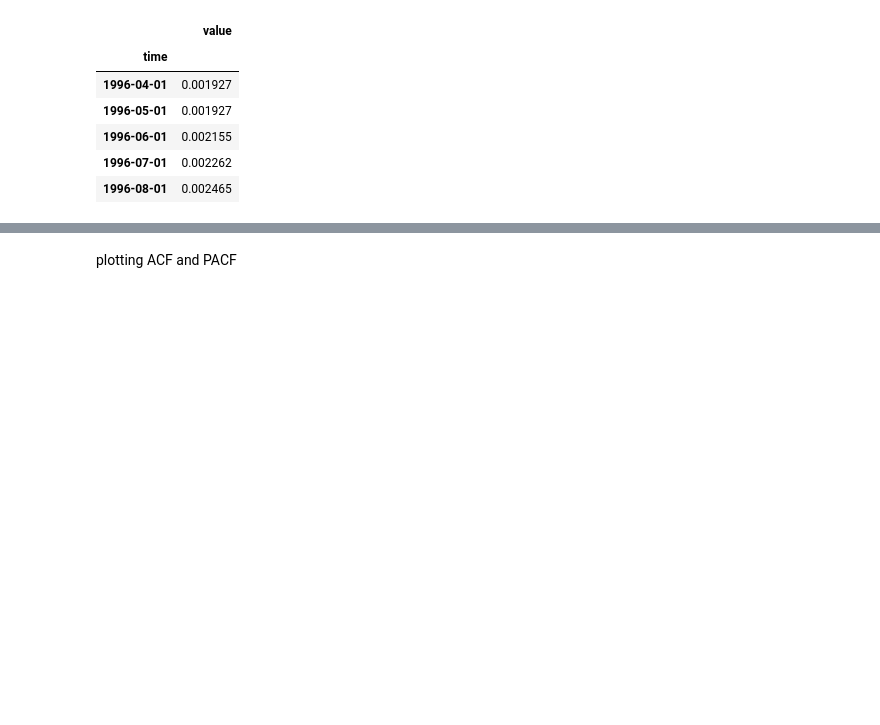
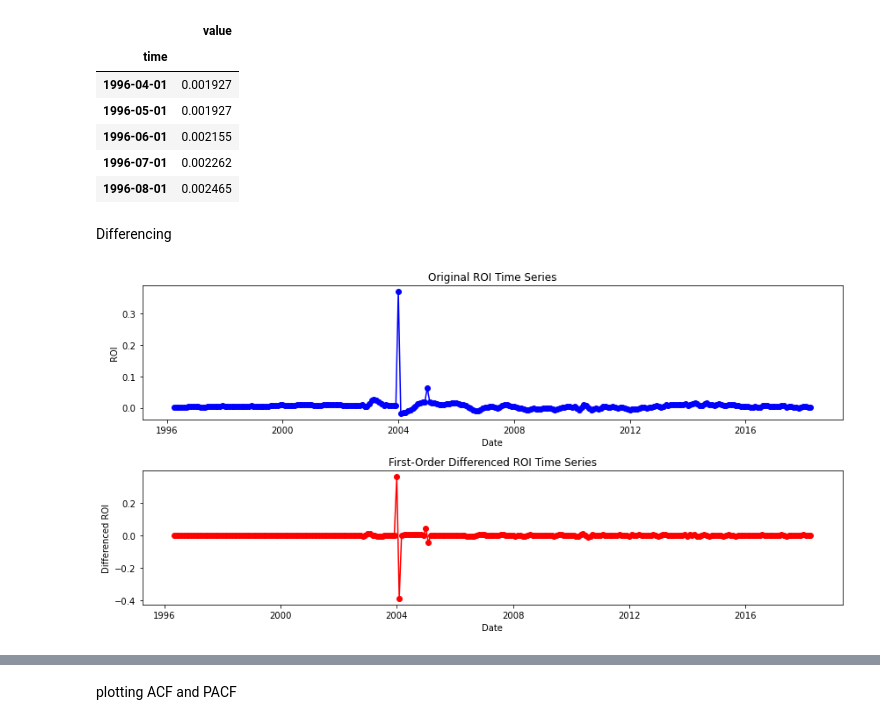
Before and after one commit to Sandrakiptumm/phase-4-group-3-project, a Jupyter notebook: index.ipynb, the cells around one changed output, grey strips where cells are left out. Drawn from its saved outputs; the diff is of its cells as text; code cells hidden in the pictures; blank space fills up the shorter version.

```diff
--- a/index.ipynb
+++ b/index.ipynb
@@ -701,3 +684,5 @@ nyc_log_diff.head()
 | 1996-06-01 | 0.002155 |
 | 1996-07-01 | 0.002262 |
 | 1996-08-01 | 0.002465 |
+# %% [markdown]
+Differencing
@@ -703,0 +738,4 @@ nyc_log_diff.head()
+# %%
+nyc_log_diff2 = differencing_and_plot(nyc_log_diff)
+# %% [output]
+[figure, added]
```
Also changed, not shown: parts of 64 cells of this notebook.
